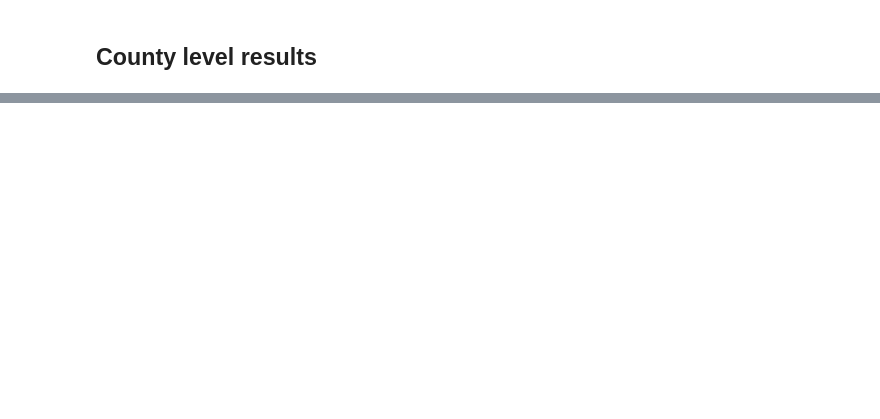
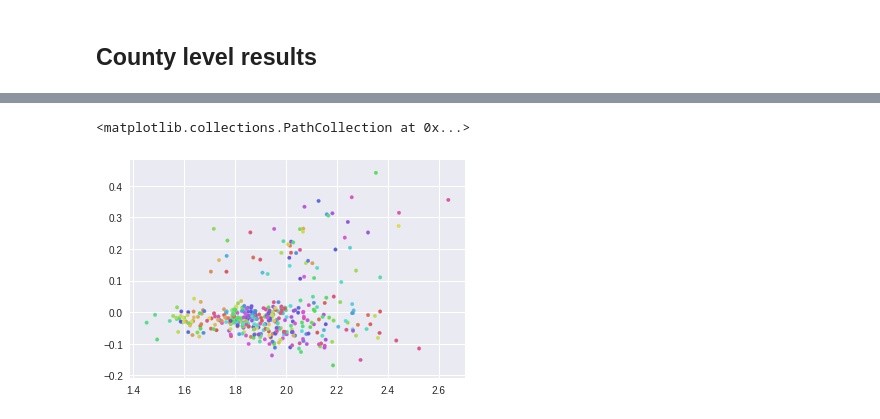
Before and after one commit to stuartlynn/cdc_fertility_rates, a Jupyter notebook: US Fertility.ipynb, the cells around one changed output, grey strips where cells are left out. Drawn from its saved outputs; the diff is of its cells as text; code cells hidden in the pictures; blank space fills up the shorter version.

```diff
--- a/US Fertility.ipynb
+++ b/US Fertility.ipynb
@@ -79,0 +141,5 @@ tfr_counties.unstack(level=1).plot(kind='density')
+# %%
+plt.scatter(state_diffs[:,0] + state_diffs[:,1], state_diffs[:,1], marker='.', c=colors)
+# %% [output]
+<matplotlib.collections.PathCollection at 0x...>
+[figure, added]
```
Also changed, not shown: parts of 42 cells of this notebook, 1 other file.
